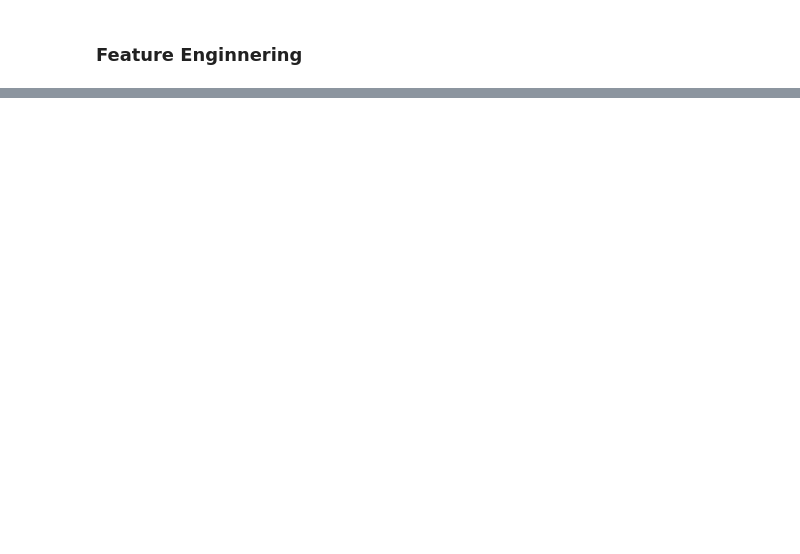
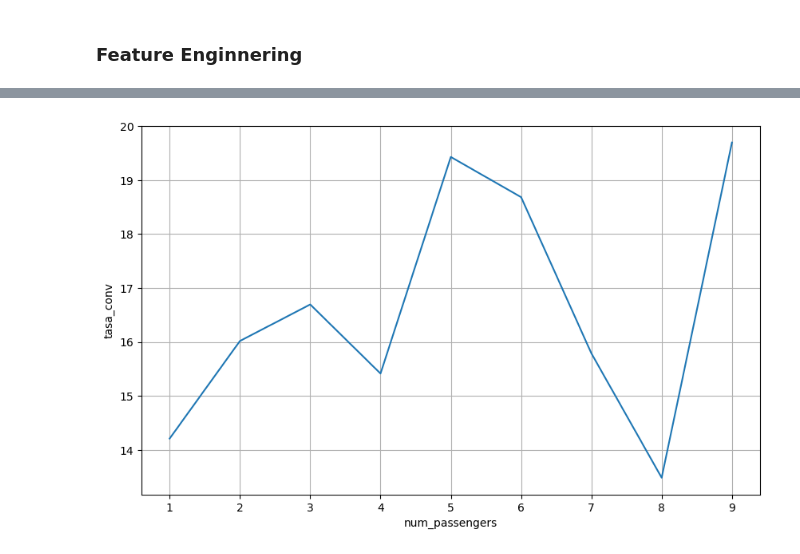
Before and after one commit to dasanmiguelv/supervised-machine-learning, a Jupyter notebook: behaviour-buying/Getting Started.ipynb, the cells around one changed output, grey strips where cells are left out. Drawn from its saved outputs; the diff is of its cells as text; code cells hidden in the pictures; blank space fills up the shorter version.

```diff
--- a/behaviour-buying/Getting Started.ipynb
+++ b/behaviour-buying/Getting Started.ipynb
@@ -188,0 +137,28 @@ abs(a)
+# %%
+# Función para graficar tasas de conversión
+
+def graficar_tasas_conversion(var_predictora, var_predecir, type='line', order=None):
+    x, y = var_predictora, var_predecir
+
+    # Generar agrupaciones (groupby), calcular tasa de conversión (mean),
+    # multiplicarla por 100 (mul(100))
+    grupo = df.groupby(x)[y].mean().mul(100).rename('tasa_conv').reset_index()
+
+    # Y generar gráfica
+    if type=='line': # Útil para rangos continuos
+        plt.figure(figsize=(10,6))
+        sns.lineplot(x=var_predictora, y='tasa_conv', data=grupo)
+        plt.grid()
+    elif type=='bar': # Útil si los datos están divididos en rangos o son categóricos
+        plt.figure(figsize=(14,6))
+        sns.barplot(x=var_predictora, y='tasa_conv', data=grupo, order=order)
+        plt.grid()
+    elif type=='scatter': # Útil si los datos están divididos en rangos o son categóricos
+        plt.figure(figsize=(10,6))
+        sns.scatterplot(x=var_predictora, y='tasa_conv', data=grupo)
+        plt.grid()
+# %%
+# Y graficar las tasas de conversión para la variable edad
+graficar_tasas_conversion('num_passengers','booking_complete')
+# %% [output]
+[figure, added]
```
Also changed, not shown: parts of 14 cells of this notebook.
